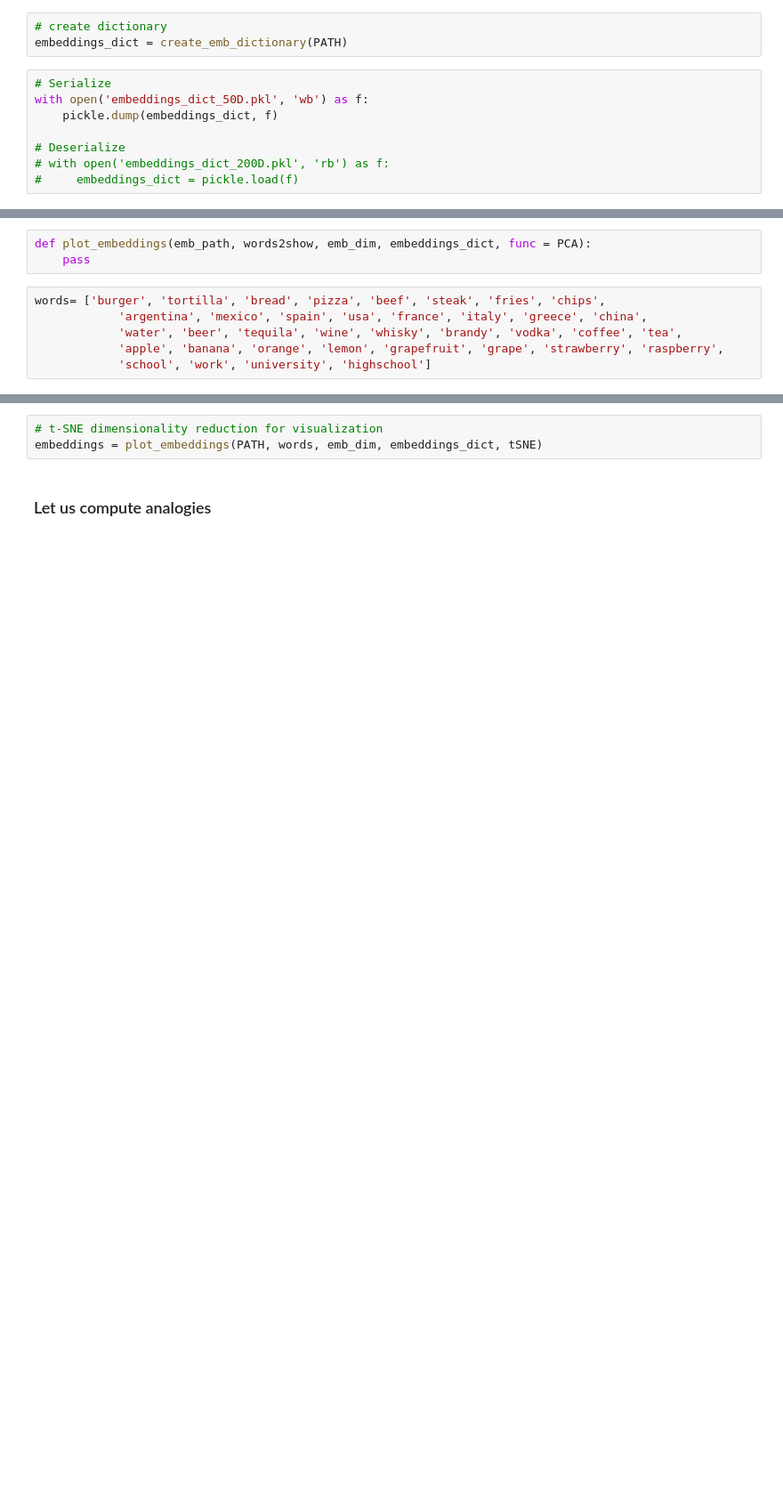
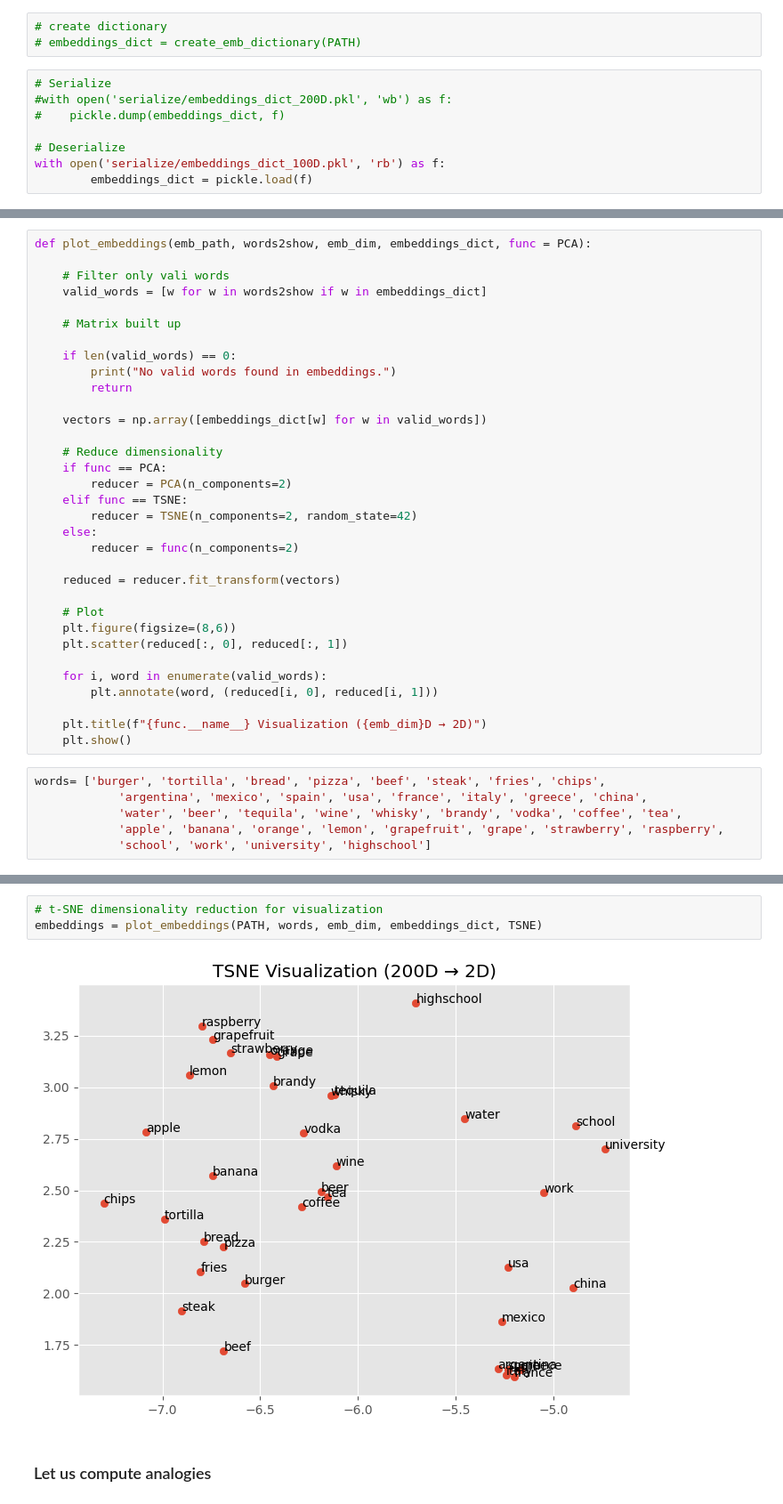
Before and after one commit to sebas7532silva/advanced_ml_methods, a Jupyter notebook: Activity_3/a/A3a_DL_TC5033_embeddings_hw1.ipynb, the cells around one changed output, grey strips where cells are left out. Shown at 89% size. Saved outputs shown, nothing was run; the diff lists cells and outputs as text; blank space fills up the shorter version.

```diff
--- a/Activity_3/a/A3a_DL_TC5033_embeddings_hw1.ipynb
+++ b/Activity_3/a/A3a_DL_TC5033_embeddings_hw1.ipynb
@@ -69,14 +78,14 @@ def create_emb_dictionary(path):
 # %%
 # create dictionary
-embeddings_dict = create_emb_dictionary(PATH)
+# embeddings_dict = create_emb_dictionary(PATH)
 # %%
 # Serialize
-with open('embeddings_dict_50D.pkl', 'wb') as f:
-    pickle.dump(embeddings_dict, f)
+#with open('serialize/embeddings_dict_200D.pkl', 'wb') as f:
+#    pickle.dump(embeddings_dict, f)
 
 # Deserialize
-# with open('embeddings_dict_200D.pkl', 'rb') as f:
-#     embeddings_dict = pickle.load(f)
+with open('serialize/embeddings_dict_100D.pkl', 'rb') as f:
+        embeddings_dict = pickle.load(f)
 # %% [markdown]
 #### See some embeddings
 # %%
@@ -92,7 +108,37 @@ show_n_first_words(PATH, 5)
 ### Plot some embeddings
 # %%
 def plot_embeddings(emb_path, words2show, emb_dim, embeddings_dict, func = PCA):
-    pass
+
+    # Filter only vali words
+    valid_words = [w for w in words2show if w in embeddings_dict]
+
+    # Matrix built up
+
+    if len(valid_words) == 0:
+        print("No valid words found in embeddings.")
+        return
+
+    vectors = np.array([embeddings_dict[w] for w in valid_words])
+
+    # Reduce dimensionality
+    if func == PCA:
+        reducer = PCA(n_components=2)
+    elif func == TSNE:
+        reducer = TSNE(n_components=2, random_state=42)
+    else:
+        reducer = func(n_components=2)
+
+    reduced = reducer.fit_transform(vectors)
+
+    # Plot
+    plt.figure(figsize=(8,6))
+    plt.scatter(reduced[:, 0], reduced[:, 1])
+
+    for i, word in enumerate(valid_words):
+        plt.annotate(word, (reduced[i, 0], reduced[i, 1]))
+
+    plt.title(f"{func.__name__} Visualization ({emb_dim}D → 2D)")
+    plt.show()
 # %%
 words= ['burger', 'tortilla', 'bread', 'pizza', 'beef', 'steak', 'fries', 'chips',
             'argentina', 'mexico', 'spain', 'usa', 'france', 'italy', 'greece', 'china',
@@ -105,5 +153,7 @@ plot_embeddings(PATH, words, emb_dim, embeddings_dict, PCA)
 # %%
 # t-SNE dimensionality reduction for visualization
-embeddings = plot_embeddings(PATH, words, emb_dim, embeddings_dict, tSNE)
+embeddings = plot_embeddings(PATH, words, emb_dim, embeddings_dict, TSNE)
+# %% [output]
+[figure, added]
 # %% [markdown]
 ### Let us compute analogies
```
Also changed, not shown: parts of 9 cells of this notebook.
